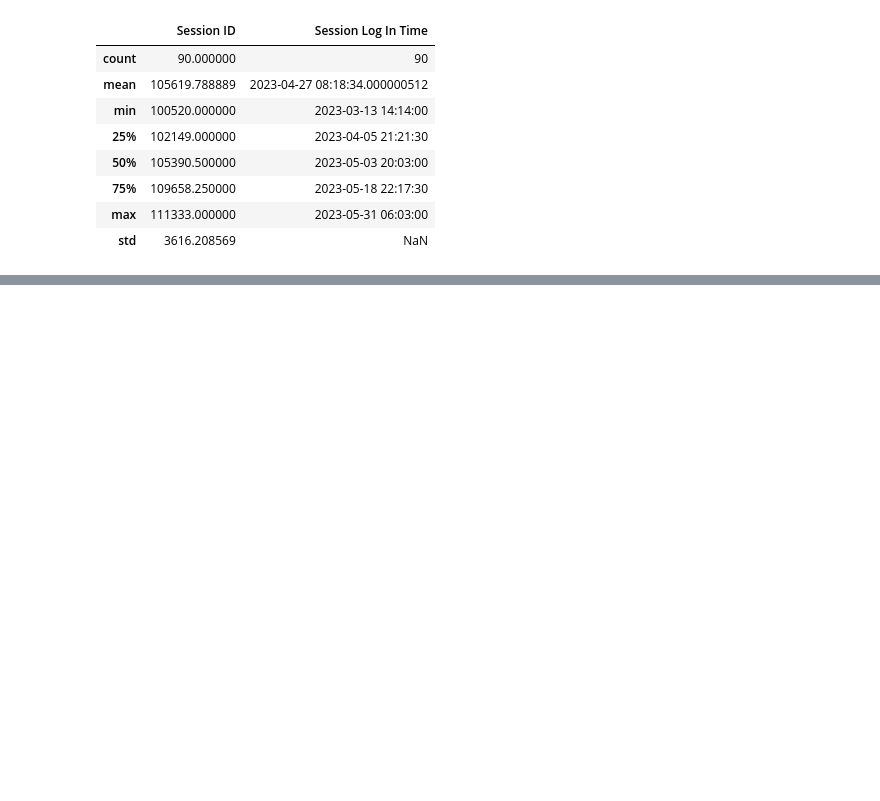
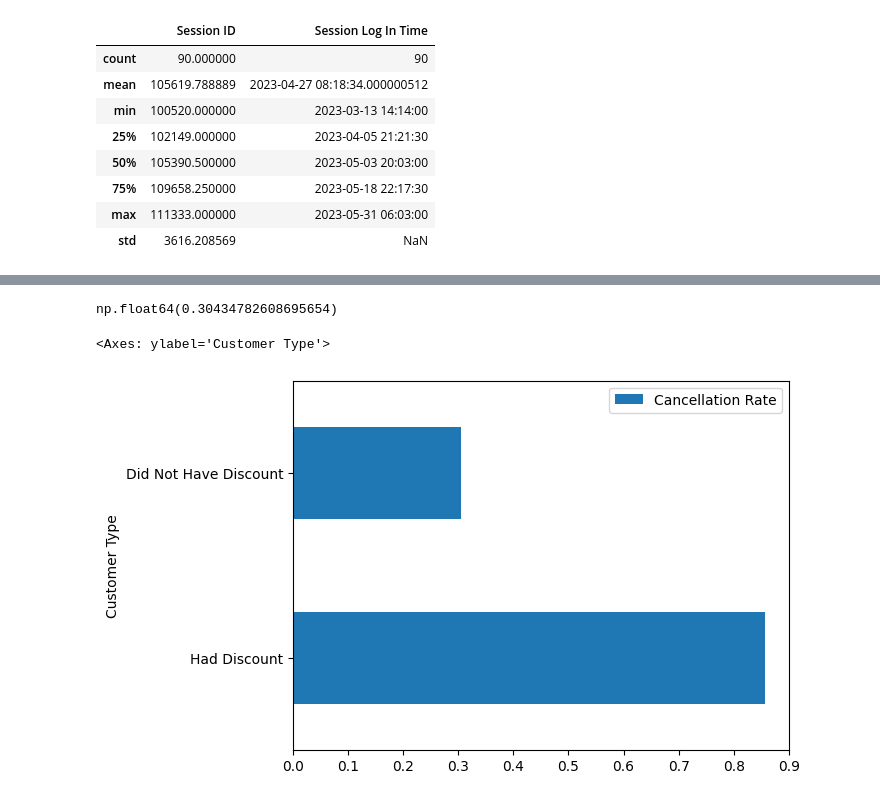
Before and after one commit to Marcin-Charzynski/retention-radar, a Jupyter notebook: notebooks/customer_churn_data_prep.ipynb, the cells around one changed output, grey strips where cells are left out. Drawn from its saved outputs; the diff is of its cells as text; code cells hidden in the pictures; blank space fills up the shorter version.

Commit message:
chart added

```diff
--- a/notebooks/customer_churn_data_prep.ipynb
+++ b/notebooks/customer_churn_data_prep.ipynb
@@ -402,0 +452,13 @@ customers.head()
+# %%
+discount_no['Cancelled'].sum() / discount_no['Cancelled'].count()
+# %% [output]
+np.float64(0.30434782608695654)
+# %%
+cancellation_rate_df = pd.DataFrame([['Had Discount', 0.8571428571428571],
+                                     ['Did Not Have Discount', 0.30434782608695654]],
+                                     columns=['Customer Type', 'Cancellation Rate'])
+ax = cancellation_rate_df.plot.barh(x='Customer Type', y='Cancellation Rate')
+ax
+# %% [output]
+<Axes: ylabel='Customer Type'>
+[figure, added]
```
Also changed, not shown: parts of 8 cells of this notebook, 2 other files.
